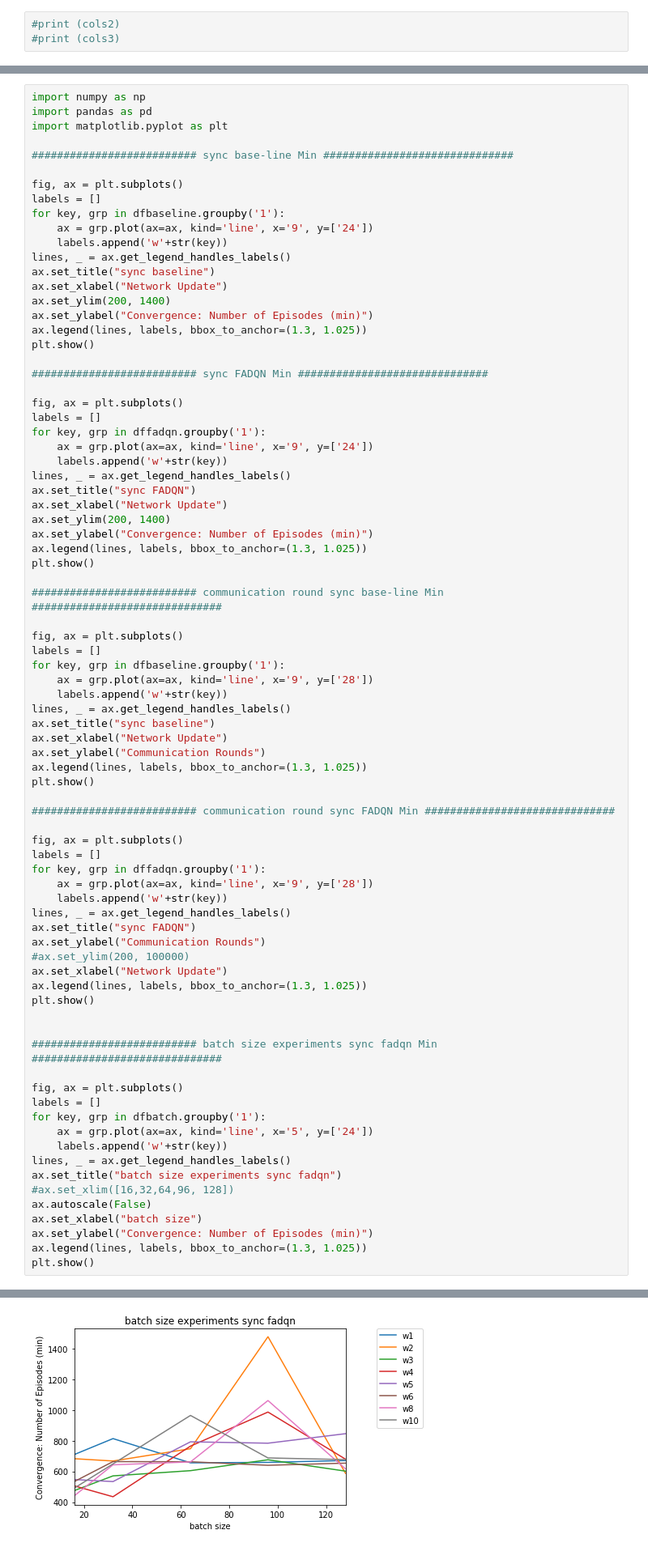
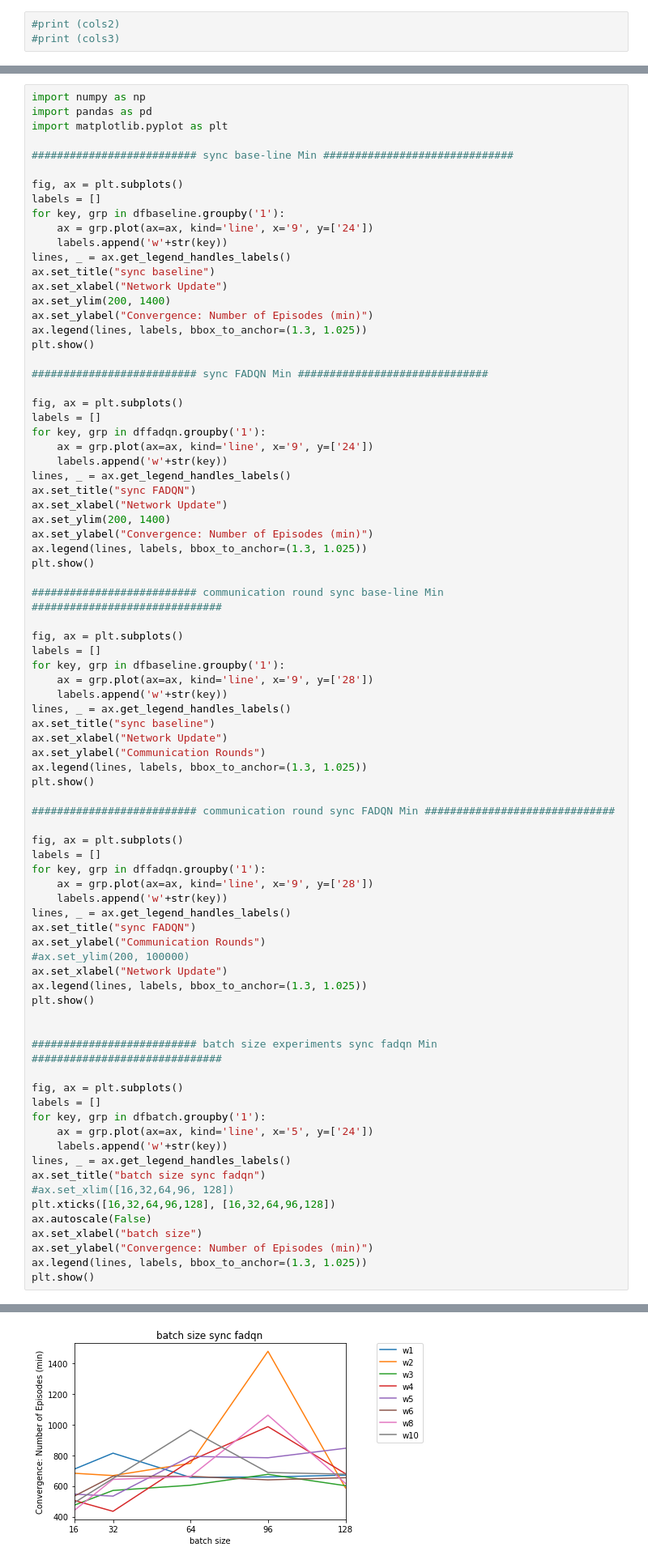
Before and after one commit to Aztah/distrl, a Jupyter notebook: scripts/Dist-RL.ipynb, the cells around one changed output, grey strips where cells are left out. Shown at 81% size. Saved outputs shown, nothing was run; the diff lists cells and outputs as text.

```diff
--- a/scripts/Dist-RL.ipynb
+++ b/scripts/Dist-RL.ipynb
@@ -129,35 +129,36 @@ for key, grp in dffadqn.groupby('1'):
     ax = grp.plot(ax=ax, kind='line', x='9', y=['28'])
     labels.append('w'+str(key))
 lines, _ = ax.get_legend_handles_labels()
 ax.set_title("sync FADQN")
 ax.set_ylabel("Communication Rounds")
 #ax.set_ylim(200, 100000)
 ax.set_xlabel("Network Update")
 ax.legend(lines, labels, bbox_to_anchor=(1.3, 1.025))
 plt.show()
 
 
 ########################## batch size experiments sync fadqn Min ##############################
 
 fig, ax = plt.subplots()
 labels = []
 for key, grp in dfbatch.groupby('1'):
     ax = grp.plot(ax=ax, kind='line', x='5', y=['24'])
     labels.append('w'+str(key))
 lines, _ = ax.get_legend_handles_labels()
-ax.set_title("batch size experiments sync fadqn")
+ax.set_title("batch size sync fadqn")
 #ax.set_xlim([16,32,64,96, 128])
+plt.xticks([16,32,64,96,128], [16,32,64,96,128])
 ax.autoscale(False)
 ax.set_xlabel("batch size")
 ax.set_ylabel("Convergence: Number of Episodes (min)")
 ax.legend(lines, labels, bbox_to_anchor=(1.3, 1.025))
 plt.show()
 # %% [output]
 [figure]
 [figure]
 [figure]
 [figure]
-[figure, old version]
+[figure, new version]
 # %%
 #avgEpisodes= sdf.groupby(9)[17]
 #minEpisodes= sdf.groupby(9)[23]
```
Also changed, not shown: parts of 1 cell of this notebook.
